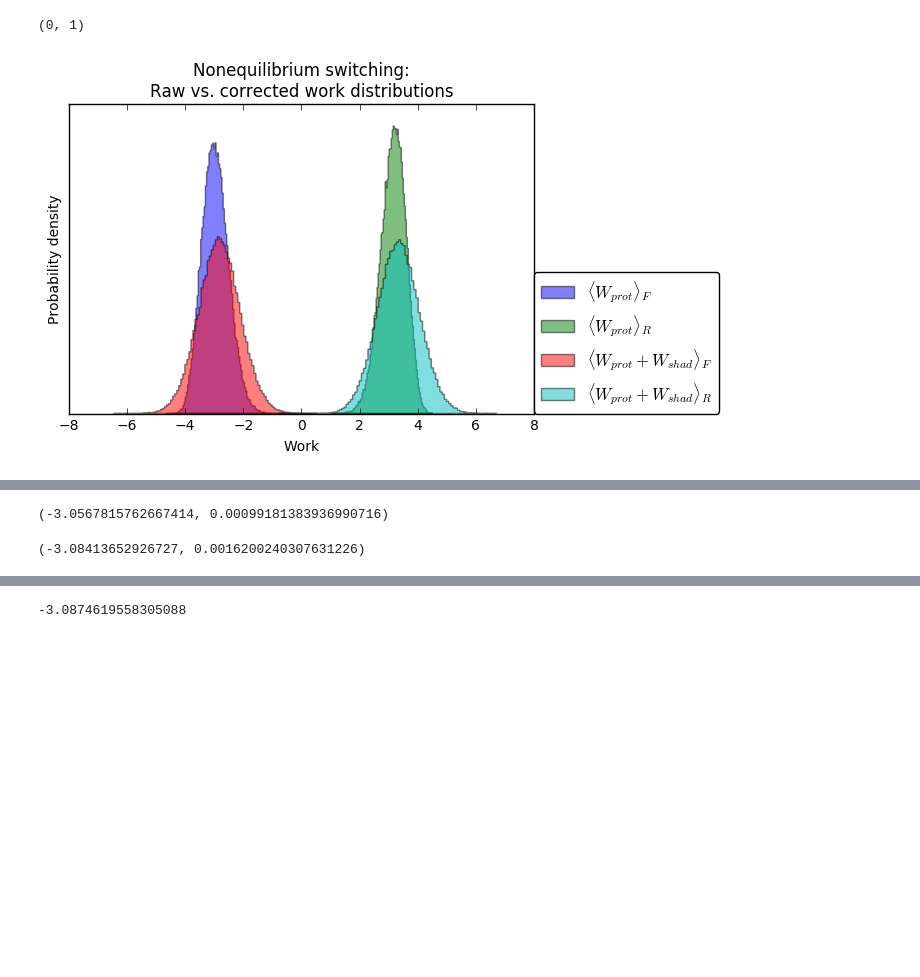
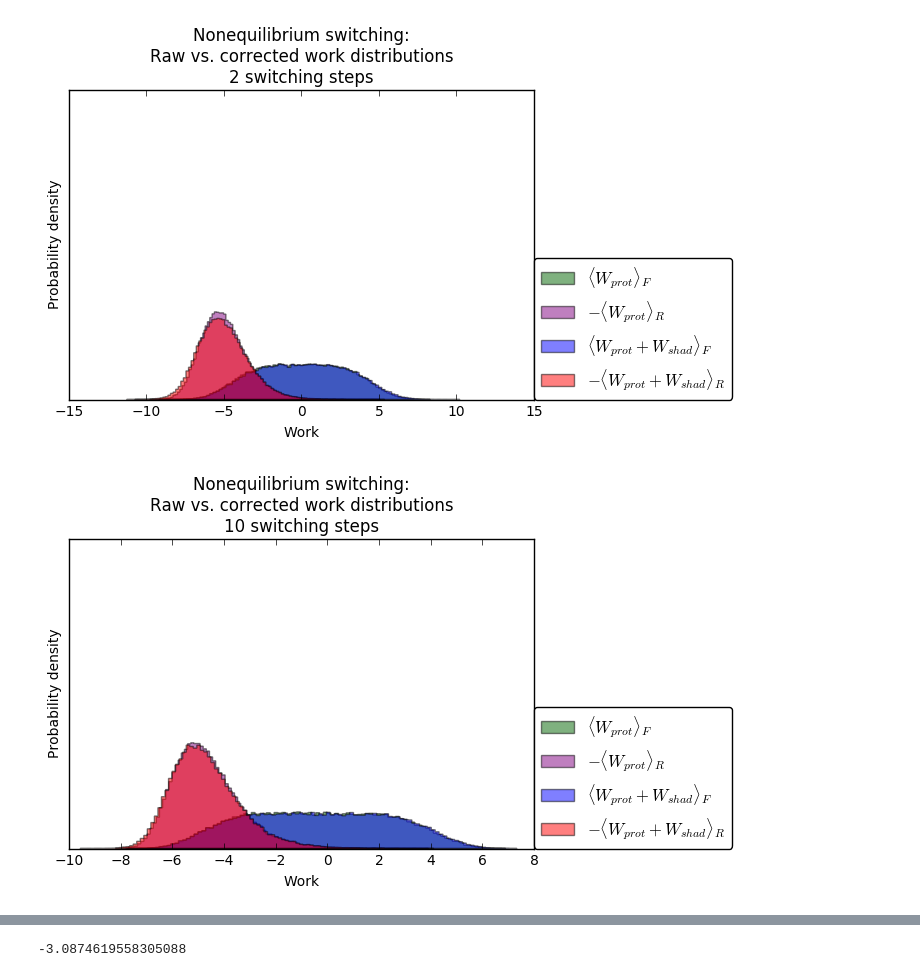
Before and after one commit to choderalab/importance-of-shadow-work, a Jupyter notebook: notebooks/Importance of shadow work- toy example.ipynb, the cells around one changed output, grey strips where cells are left out. Cells and saved outputs as stored; diff of their text form; code cells hidden in the pictures; blank space fills up the shorter version.

Commit message:
[toy example] Sweep over protocol lengths
Update 1D example notebook to produce plots at protocol_lengths [2, 10,
100, 1000, 10000]

```diff
--- a/notebooks/Importance of shadow work- toy example.ipynb
+++ b/notebooks/Importance of shadow work- toy example.ipynb
@@ -136,20 +147,29 @@ for i in tqdm(range(n_protocol_samples)):
 # %%
-# Plot the forward and reverse protocol work
-hist_args = {"bins": 100, "alpha": 0.5, "histtype": "stepfilled", "normed": True}
-plt.hist(forward, label=r"$\langle W_{prot} \rangle_F$", **hist_args);
-plt.hist(reverse, label=r"$\langle W_{prot} \rangle_R$", **hist_args);
+def plot_work_distributions(result):
 
-# Plot the forward and reverse protocol work + shadow work
-plt.hist(forward_corrected, label=r"$\langle W_{prot} + W_{shad} \rangle_F$", **hist_args);
-plt.hist(reverse_corrected, label=r"$\langle W_{prot} + W_{shad} \rangle_R$", **hist_args);
+    # Plot the forward and reverse protocol work
+    hist_args = {"bins": 100, "alpha": 0.5, "histtype": "stepfilled", "normed": True}
+    plt.hist(result.forward_raw, label=r"$\langle W_{prot} \rangle_F$", color="darkgreen", **hist_args);
+    plt.hist(- result.reverse_raw, label=r"$- \langle W_{prot} \rangle_R$", color="purple", **hist_args);
 
-# Format
-plt.legend(loc=(1,0), fancybox=True)
-plt.title("Nonequilibrium switching:\nRaw vs. corrected work distributions")
-plt.xlabel("Work")
-plt.ylabel("Probability density")
-plt.yticks([])
-plt.ylim(0,1)
+    # Plot the forward and reverse protocol work + shadow work
+    plt.hist(result.forward_corrected, label=r"$\langle W_{prot} + W_{shad} \rangle_F$", color="blue", **hist_args);
+    plt.hist(- result.reverse_corrected, label=r"$- \langle W_{prot} + W_{shad} \rangle_R$", color="red", **hist_args);
+
+    # Format
+    plt.legend(loc=(1,0), fancybox=True)
+    plt.title("Nonequilibrium switching:\nRaw vs. corrected work distributions")
+    plt.xlabel("Work")
+    plt.ylabel("Probability density")
+    plt.yticks([])
+    plt.ylim(0,1)
+
+
+for i in range(len(protocol_lengths)):
+    plt.figure()
+    plot_work_distributions(results[i])
+    plt.title("Nonequilibrium switching:\nRaw vs. corrected work distributions\n{} switching steps".format(
+            protocol_lengths[i]))
 # %% [output]
-(0, 1)
-[figure, old version]
+[figure, new version]
+[figure, added]
@@ -156,8 +178,0 @@ plt.ylim(0,1)
-# %%
-pymbar.bar.BAR(forward, reverse)
-# %% [output]
-(-3.0567815762667414, 0.00099181383936990716)
-# %%
-pymbar.bar.BAR(forward_corrected, reverse_corrected)
-# %% [output]
-(-3.08413652926727, 0.0016200240307631226)
```
Also changed, not shown: parts of 10 cells of this notebook.
